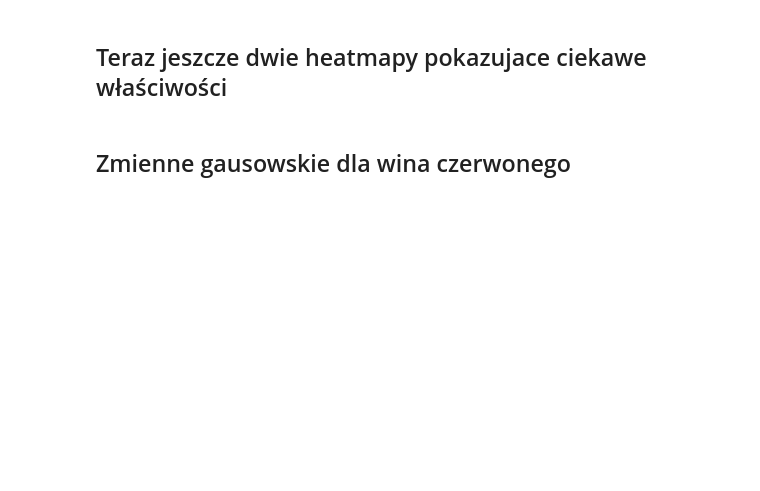
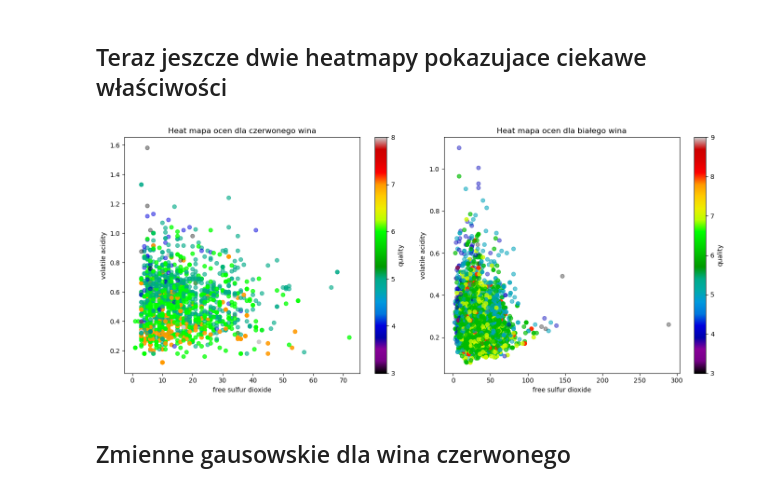
Before and after one commit to JHeczko/dataScience_kurs, a Jupyter notebook: Regression/Advanced/regression_advanced.ipynb, the cells around one changed output. Saved outputs shown, nothing was run; the diff lists cells and outputs as text; code cells hidden in the pictures; blank space fills up the shorter version.

```diff
--- a/Regression/Advanced/regression_advanced.ipynb
+++ b/Regression/Advanced/regression_advanced.ipynb
@@ -83,23 +127,29 @@ for pair in pairs_white:
 # %% [markdown]
 ## Teraz jeszcze dwie heatmapy pokazujace ciekawe właściwości
 # %%
-# Teraz czerwone
-plt.scatter(rd['free sulfur dioxide'], rd['volatile acidity'], cmap='nipy_spectral', c=rd.quality, alpha=rd.quality/(max(rd.quality)))
-plt.colorbar().set_label('quality')
-plt.xlabel("free sulfur dioxide")
-plt.ylabel("volatile acidity")
-plt.title("Heat mapa ocen dla czerwonego wina")
+fig, axs = plt.subplots(1, 2, figsize=(14, 6))
+
+# Heatmapa dla czerwonego wina
+scatter1 = axs[0].scatter(rd['free sulfur dioxide'], rd['volatile acidity'], cmap='nipy_spectral', c=rd['quality'], alpha=rd['quality']/(max(rd['quality'])))
+axs[0].set_xlabel("free sulfur dioxide")
+axs[0].set_ylabel("volatile acidity")
+axs[0].set_title("Heat mapa ocen dla czerwonego wina")
+cbar1 = fig.colorbar(scatter1, ax=axs[0])
+cbar1.set_label('quality')
+
+# Heatmapa dla białego wina
+scatter2 = axs[1].scatter(wd['free sulfur dioxide'], wd['volatile acidity'], cmap='nipy_spectral', c=wd['quality'], alpha=wd['quality']/(max(wd['quality'])))
+axs[1].set_xlabel("free sulfur dioxide")
+axs[1].set_ylabel("volatile acidity")
+axs[1].set_title("Heat mapa ocen dla białego wina")
+cbar2 = fig.colorbar(scatter2, ax=axs[1])
+cbar2.set_label('quality')
+
+plt.tight_layout()
+
 plt.show()
-
-# Teraz białe
-plt.scatter(wd['free sulfur dioxide'], wd['volatile acidity'], cmap='nipy_spectral', c=wd.quality, alpha=wd.quality/(max(wd.quality)))
-plt.colorbar().set_label('quality')
-plt.xlabel("free sulfur dioxide")
-plt.ylabel("volatile acidity")
-plt.title("Heat mapa ocen dla białego wina")
-plt.xscale('linear')
-plt.yscale('linear')
-plt.show()
+# %% [output]
+[figure, added]
 # %% [markdown]
 ## Zmienne gausowskie dla wina czerwonego
 # %%
```
Also changed, not shown: parts of 19 cells of this notebook, 1 other file.
